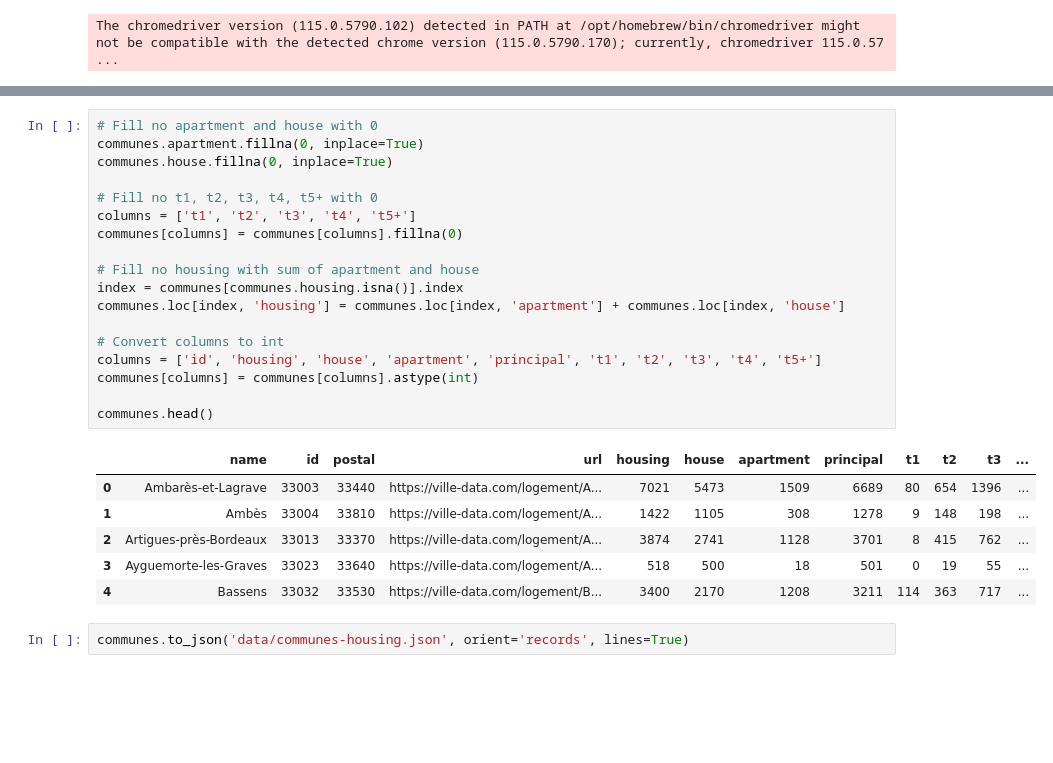
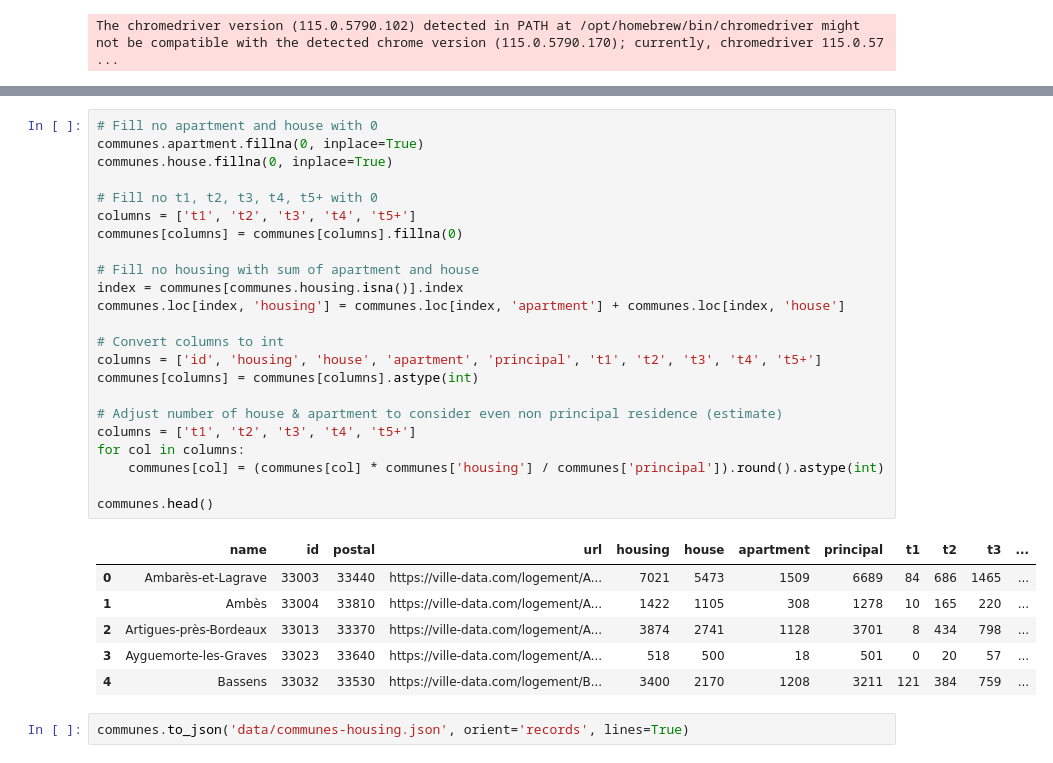
Before and after one commit to Naowak/CapitalEstates, a Jupyter notebook: scrap.ipynb, the cells around one changed output, grey strips where cells are left out. Saved outputs shown, nothing was run; the diff lists cells and outputs as text; blank space fills up the shorter version.

Commit message:
adjust number of residence, ready to count for a city

```diff
--- a/scrap.ipynb
+++ b/scrap.ipynb
@@ -160,28 +160,33 @@ communes.head()
 # %%
 # Fill no apartment and house with 0
 communes.apartment.fillna(0, inplace=True)
 communes.house.fillna(0, inplace=True)
 
 # Fill no t1, t2, t3, t4, t5+ with 0
 columns = ['t1', 't2', 't3', 't4', 't5+']
 communes[columns] = communes[columns].fillna(0)
 
 # Fill no housing with sum of apartment and house
 index = communes[communes.housing.isna()].index
 communes.loc[index, 'housing'] = communes.loc[index, 'apartment'] + communes.loc[index, 'house']
 
 # Convert columns to int
 columns = ['id', 'housing', 'house', 'apartment', 'principal', 't1', 't2', 't3', 't4', 't5+']
 communes[columns] = communes[columns].astype(int)
 
+# Adjust number of house & apartment to consider even non principal residence (estimate)
+columns = ['t1', 't2', 't3', 't4', 't5+']
+for col in columns:
+    communes[col] = (communes[col] * communes['housing'] / communes['principal']).round().astype(int)
+
 communes.head()
 # %% [output]
 |  | name | id | postal | url | housing | house | apartment | principal | t1 | t2 | t3 | ... |
-| 0 | Ambarès-et-Lagrave | 33003 | 33440 | https://ville-data.com/logement/A... | 7021 | 5473 | 1509 | 6689 | 80 | 654 | 1396 | ... |
-| 1 | Ambès | 33004 | 33810 | https://ville-data.com/logement/A... | 1422 | 1105 | 308 | 1278 | 9 | 148 | 198 | ... |
-| 2 | Artigues-près-Bordeaux | 33013 | 33370 | https://ville-data.com/logement/A... | 3874 | 2741 | 1128 | 3701 | 8 | 415 | 762 | ... |
-| 3 | Ayguemorte-les-Graves | 33023 | 33640 | https://ville-data.com/logement/A... | 518 | 500 | 18 | 501 | 0 | 19 | 55 | ... |
-| 4 | Bassens | 33032 | 33530 | https://ville-data.com/logement/B... | 3400 | 2170 | 1208 | 3211 | 114 | 363 | 717 | ... |
+| 0 | Ambarès-et-Lagrave | 33003 | 33440 | https://ville-data.com/logement/A... | 7021 | 5473 | 1509 | 6689 | 84 | 686 | 1465 | ... |
+| 1 | Ambès | 33004 | 33810 | https://ville-data.com/logement/A... | 1422 | 1105 | 308 | 1278 | 10 | 165 | 220 | ... |
+| 2 | Artigues-près-Bordeaux | 33013 | 33370 | https://ville-data.com/logement/A... | 3874 | 2741 | 1128 | 3701 | 8 | 434 | 798 | ... |
+| 3 | Ayguemorte-les-Graves | 33023 | 33640 | https://ville-data.com/logement/A... | 518 | 500 | 18 | 501 | 0 | 20 | 57 | ... |
+| 4 | Bassens | 33032 | 33530 | https://ville-data.com/logement/B... | 3400 | 2170 | 1208 | 3211 | 121 | 384 | 759 | ... |
 # %%
 communes.to_json('data/communes-housing.json', orient='records', lines=True)
 # %% [markdown]
```
Also changed, not shown: parts of 4 cells of this notebook.
